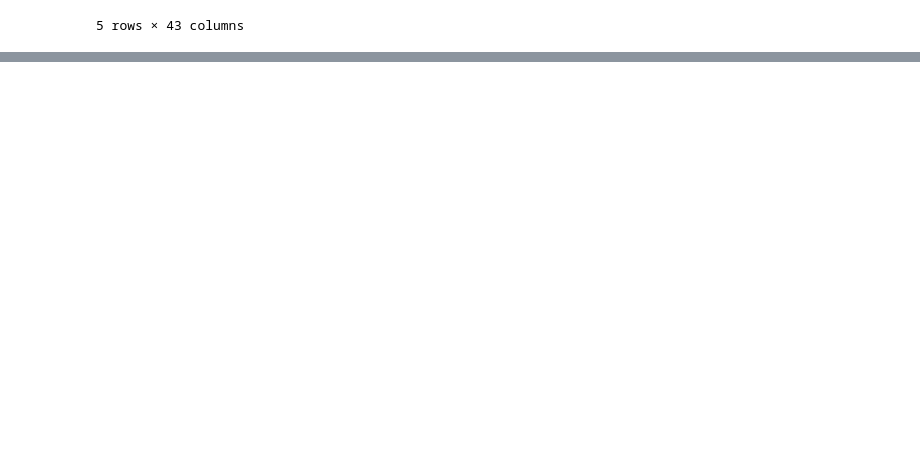
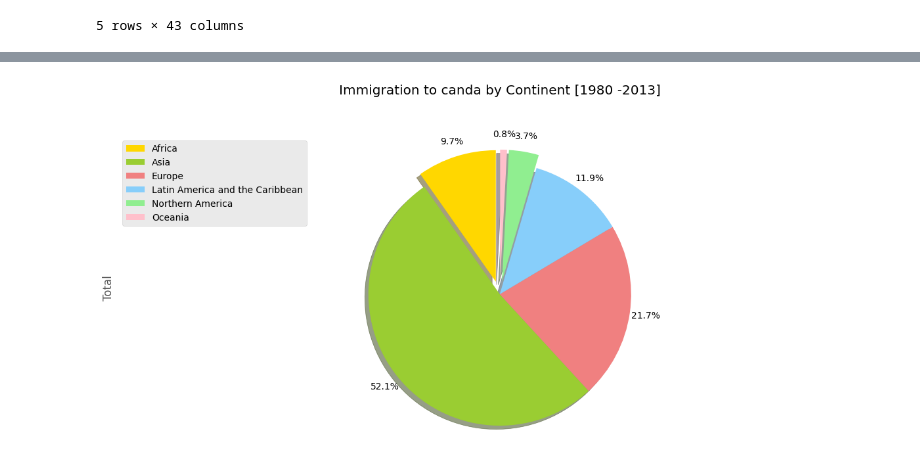
Before and after one commit to reivincitot/Curso-ibm, a Jupyter notebook: Data visualization with python/pieChartsBoxPlotsScatterPlotsBubblePlots_lab3.ipynb, the cells around one changed output, grey strips where cells are left out. Saved outputs shown, nothing was run; the diff lists cells and outputs as text; code cells hidden in the pictures; blank space fills up the shorter version.

```diff
--- a/Data visualization with python/pieChartsBoxPlotsScatterPlotsBubblePlots_lab3.ipynb
+++ b/Data visualization with python/pieChartsBoxPlotsScatterPlotsBubblePlots_lab3.ipynb
@@ -74,0 +107,8 @@ df_can.head()
+# %%
+import matplotlib as mpl
+import matplotlib.pyplot as plt
+
+mpl.style.use("ggplot") # Opcional: para ggplot-like style
+
+# Verificar la ultima version de matplotlib
+print("Version de Matplotlib: ", mpl.__version__)
@@ -74,0 +140,10 @@ df_can.head()
+# %%
+# Agrupar países por continente y aplicar la función sum().
+df_continents= df_can.groupby("Continent",axis=0).sum()
+
+# Nota: el resultado del método groupby es un objeto groupby.
+# No podremos usar mas a menos que apliquemos una función (e.j .sum())
+
+print(type(df_can.groupby("Continent",axis=0)))
+
+df_continents.head()
@@ -74,0 +188,24 @@ df_can.head()
+# %%
+color_list = ["gold","yellowgreen","lightcoral","lightskyblue","lightgreen","pink"]
+explode_list=[0.1,0,0,0,0.1,0.1]
+
+df_continents["Total"].plot(kind="pie",
+                            figsize=(15,6),
+                            autopct = "%1.1f%%",
+                            startangle =90,
+                            shadow = True,
+                            labels = None,
+                            pctdistance = 1.12,
+                            colors = color_list,
+                            explode = explode_list
+                            )
+
+plt.title("Immigration to canda by Continent [1980 -2013]", y= 1.12)
+
+plt.axis("equal")
+
+plt.legend(labels=df_continents.index, loc="upper left")
+
+plt.show()
+# %% [output]
+[figure, added]
```
Also changed, not shown: parts of 18 cells of this notebook.
